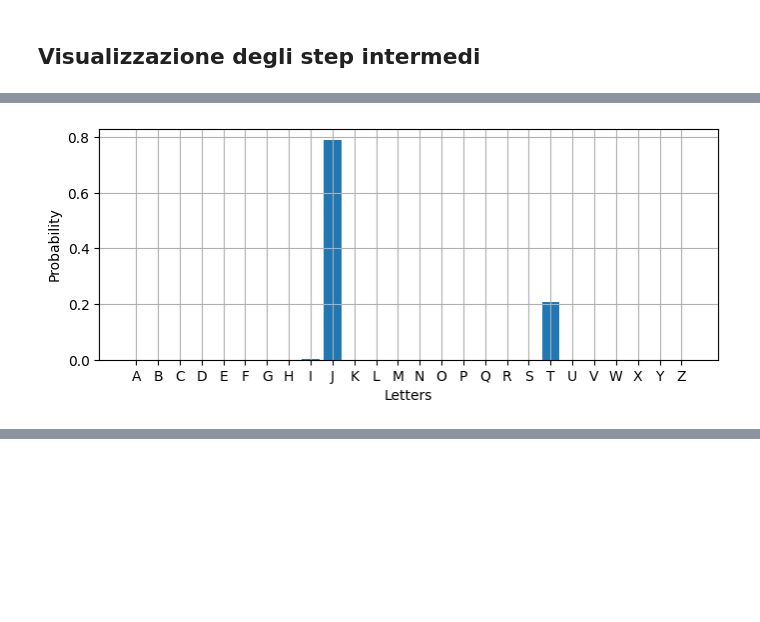
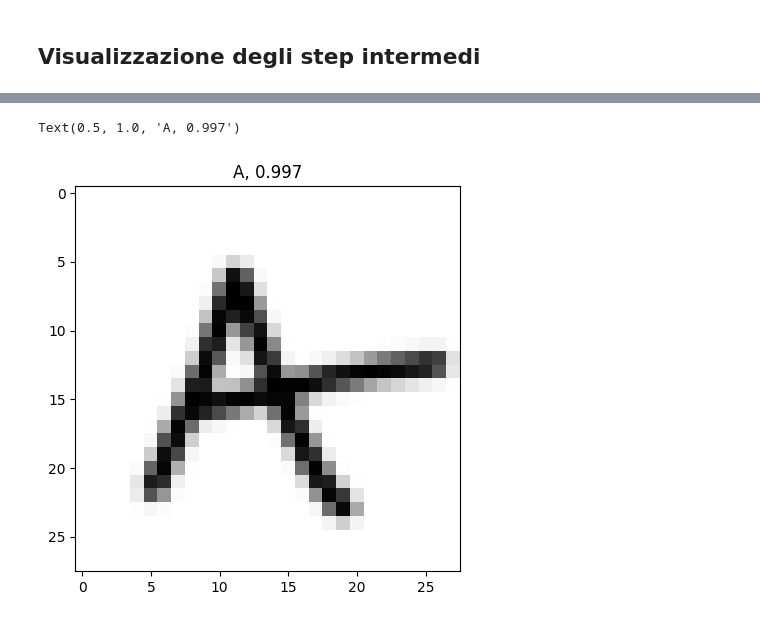
Before and after one commit to ChristianPozzoli/cnn-handwritten-alphabet-recognition, a Jupyter notebook: cnn-keras.ipynb, the cells around one changed output, grey strips where cells are left out. Saved outputs shown, nothing was run; the diff lists cells and outputs as text; code cells hidden in the pictures; blank space fills up the shorter version.

```diff
--- a/cnn-keras.ipynb
+++ b/cnn-keras.ipynb
@@ -688,9 +680,15 @@ Text(0.5, 1.0, 'J, 0.7905')
-# %%
-letters = np.array(list(word_dict.values()))
-fig, ax = plt.subplots(1,1, figsize=(8,3))
-ax.bar(letters, pred[0])
-ax.set(xlabel="Letters", ylabel="Probability")
-ax.grid()
-plt.show()
-# %% [output]
-[figure, removed]
+# %%
+letter_to_predict = handwirtten_letters_list[index_to_analyze]
+pred = model.predict(letter_to_predict)
+
+pred_index = np.argmax(pred[0])
+accuracy = pred[0, pred_index]
+pred_letter = word_dict[pred_index]
+
+title = pred_letter + ", " + str(accuracy)
+
+fig, ax = plt.subplots(1, 1, figsize = (5, 5))
+ax.imshow(np.reshape(letter_to_predict, (28,28)), cmap="Greys")
+ax.set_title(title)
+#plt.show()
+# %% [output]
@@ -697,3 +696,5 @@ plt.show()
+Text(0.5, 1.0, 'A, 0.997')
+[figure, added]
 # %%
 sample_image = letter_to_predict
 
```
Also changed, not shown: parts of 10 cells of this notebook, 4 other files.
